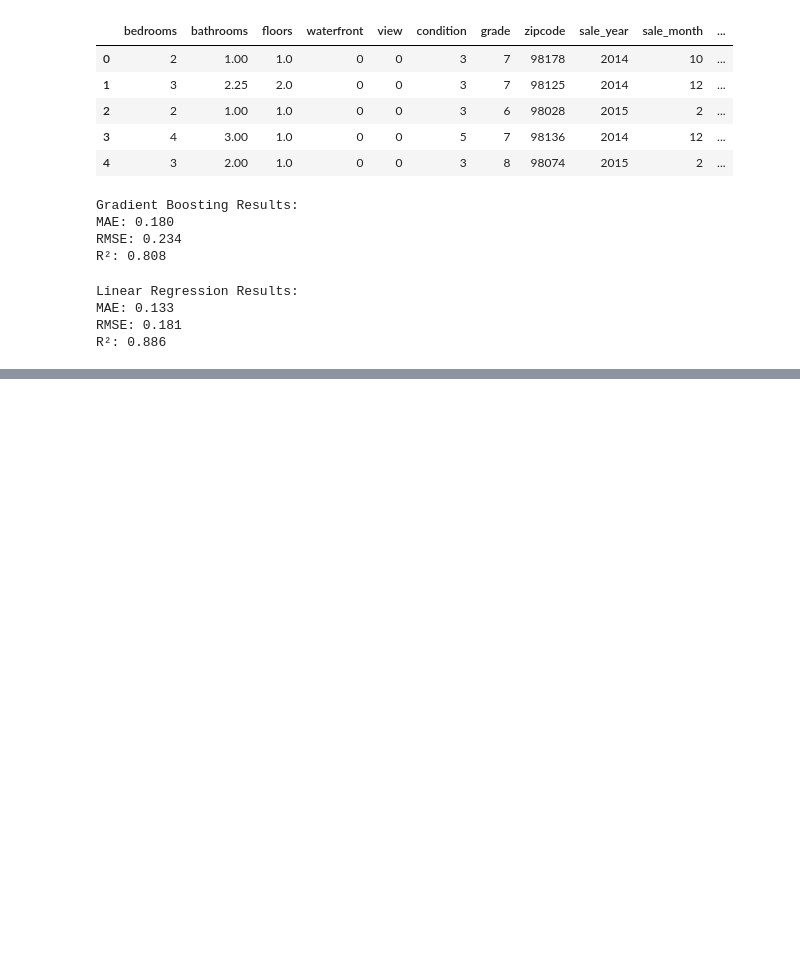
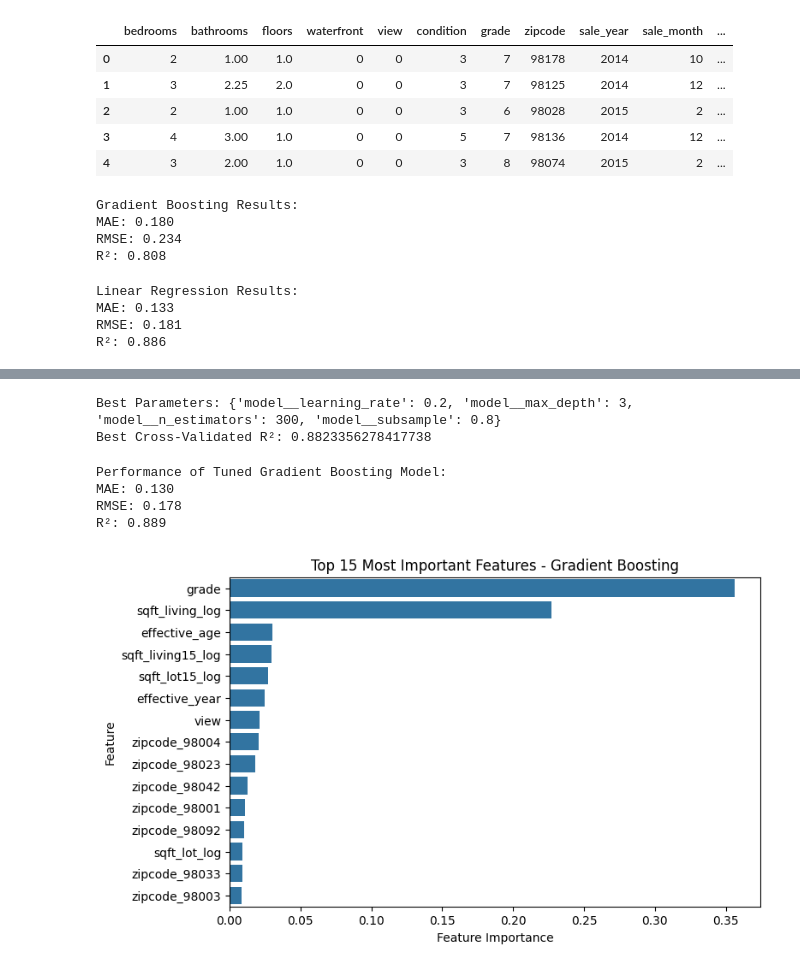
Before and after one commit to natalyyau/predicting-housing-prices, a Jupyter notebook: notebooks/housing_modeling.ipynb, the cells around one changed output, grey strips where cells are left out. Saved outputs shown, nothing was run; the diff lists cells and outputs as text; code cells hidden in the pictures; blank space fills up the shorter version.

Commit message:
feat(modeling): add full modeling phase with Gradient Boosting tuning and feature importance visualization

```diff
--- a/notebooks/housing_modeling.ipynb
+++ b/notebooks/housing_modeling.ipynb
@@ -130,0 +146,72 @@ R²: 0.681
+# %%
+# Hyperparameter Tuning (Gradient Boosting)
+
+from sklearn.model_selection import GridSearchCV
+from sklearn.ensemble import GradientBoostingRegressor
+
+pipe = Pipeline(steps=[
+    ('preprocessor', preprocessor),
+    ('model', GradientBoostingRegressor(random_state=42))
+])
+
+param_grid = {
+    'model__n_estimators': [100, 200, 300],
+    'model__learning_rate': [0.05, 0.1, 0.2],
+    'model__max_depth': [3, 5, 7],
+    'model__subsample': [0.8, 1.0]
+}
+
+grid = GridSearchCV(pipe, param_grid, cv=5, scoring='r2', n_jobs=-1)
+grid.fit(X_train, y_train)
+
+print("Best Parameters:", grid.best_params_)
+print("Best Cross-Validated R²:", grid.best_score_)
+# %% [output]
+Best Parameters: {'model__learning_rate': 0.2, 'model__max_depth': 3, 'model__n_estimators': 300, 'model__subsample': 0.8}
+Best Cross-Validated R²: 0.8823356278417738
+# %%
+# Retrain Best Gradient Boosting Model with Tuned Parameters
+
+best_gb = grid.best_estimator_
+best_gb.fit(X_train, y_train)
+
+# Evaluate on test data
+y_pred_best = best_gb.predict(X_test)
+
+mae_best = mean_absolute_error(y_test, y_pred_best)
+rmse_best = np.sqrt(mean_squared_error(y_test, y_pred_best))
+r2_best = r2_score(y_test, y_pred_best)
+
+print("Performance of Tuned Gradient Boosting Model:")
+print(f"MAE: {mae_best:.3f}")
+print(f"RMSE: {rmse_best:.3f}")
+print(f"R²: {r2_best:.3f}")
+# %% [output]
+Performance of Tuned Gradient Boosting Model:
+MAE: 0.130
+RMSE: 0.178
+R²: 0.889
+# %%
+# Feature Importance (for Tuned Gradient Boosting)
+
+best_gb_model = best_gb.named_steps['model']
+best_gb_model.fit(preprocessor.fit_transform(X_train), y_train)
+
+importances = best_gb_model.feature_importances_
+
+# Get feature names
+feature_names = numeric_features + list(
+    preprocessor.named_transformers_['cat'].get_feature_names_out(categorical_features)
+)
+
+feat_df = pd.DataFrame({'Feature': feature_names, 'Importance': importances})
+feat_df = feat_df.sort_values('Importance', ascending=False).head(15)
+
+plt.figure(figsize=(8,5))
+sns.barplot(x='Importance', y='Feature', data=feat_df)
+plt.title('Top 15 Most Important Features - Gradient Boosting')
+plt.xlabel('Feature Importance')
+plt.ylabel('Feature')
+plt.show()
+# %% [output]
+[figure, added]
```
Also changed, not shown: parts of 4 cells of this notebook.
